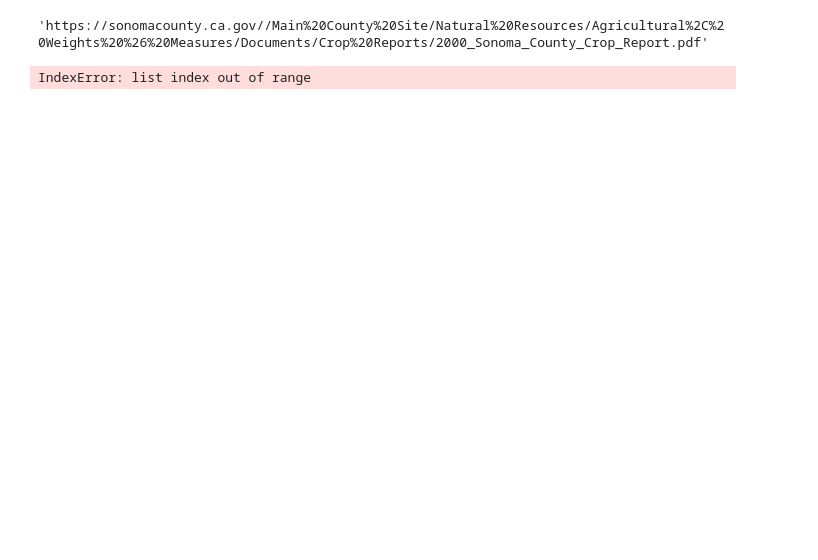
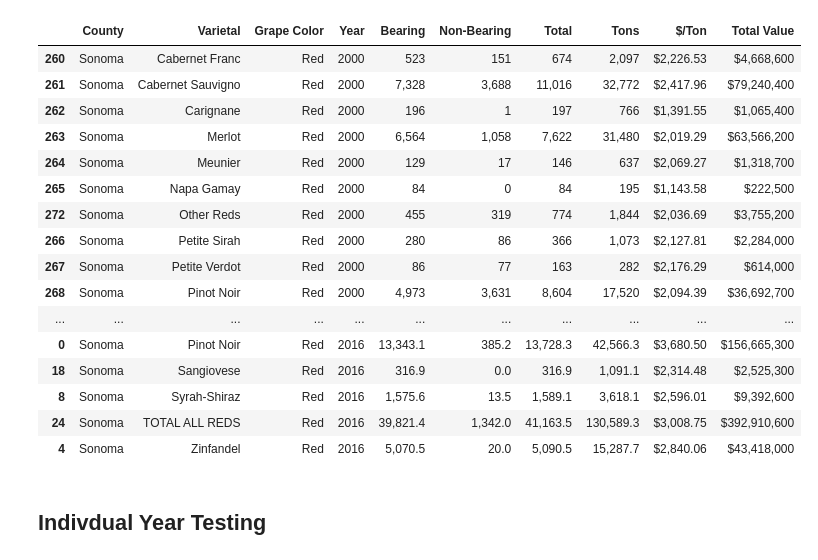
Before and after one commit to oscar6688/Farm-Smoke-Project, a Jupyter notebook: 2001-2021_sonoma.ipynb, the cells around one changed output. Cells and saved outputs as stored; diff of their text form; code cells hidden in the pictures; blank space fills up the shorter version.

```diff
--- a/2001-2021_sonoma.ipynb
+++ b/2001-2021_sonoma.ipynb
@@ -598 +628,5 @@ number of row for year 2009 table is: 28
 ... (16 outputs left out)
+# %%
+sonoma_2017 = combined_data_up_to_2017.drop_duplicates().reset_index(drop=True)
+sonoma_2001 = combined_data_up_to_2001.drop_duplicates().reset_index(drop=True)
+sonoma_2001
@@ -598,0 +647,23 @@ number of row for year 2009 table is: 28
+# %%
+pd.set_option('display.max_rows', 300)
+# %%
+sonoma_2001_sorted = sonoma_2001.sort_values(['Year', 'Varietal'])
+sonoma_2001_sorted
+# %% [output]
+|  | County | Varietal | Grape Color | Year | Bearing | Non-Bearing | Total | Tons | $/Ton | Total Value |
+| 260 | Sonoma | Cabernet Franc | Red | 2000 | 523 | 151 | 674 | 2,097 | $2,226.53 | $4,668,600 |
+| 261 | Sonoma | Cabernet Sauvigno | Red | 2000 | 7,328 | 3,688 | 11,016 | 32,772 | $2,417.96 | $79,240,400 |
+| 262 | Sonoma | Carignane | Red | 2000 | 196 | 1 | 197 | 766 | $1,391.55 | $1,065,400 |
+| 263 | Sonoma | Merlot | Red | 2000 | 6,564 | 1,058 | 7,622 | 31,480 | $2,019.29 | $63,566,200 |
+| 264 | Sonoma | Meunier | Red | 2000 | 129 | 17 | 146 | 637 | $2,069.27 | $1,318,700 |
+| 265 | Sonoma | Napa Gamay | Red | 2000 | 84 | 0 | 84 | 195 | $1,143.58 | $222,500 |
+| 272 | Sonoma | Other Reds | Red | 2000 | 455 | 319 | 774 | 1,844 | $2,036.69 | $3,755,200 |
+| 266 | Sonoma | Petite Sirah | Red | 2000 | 280 | 86 | 366 | 1,073 | $2,127.81 | $2,284,000 |
+| 267 | Sonoma | Petite Verdot | Red | 2000 | 86 | 77 | 163 | 282 | $2,176.29 | $614,000 |
+| 268 | Sonoma | Pinot Noir | Red | 2000 | 4,973 | 3,631 | 8,604 | 17,520 | $2,094.39 | $36,692,700 |
+| ... | ... | ... | ... | ... | ... | ... | ... | ... | ... | ... |
+| 0 | Sonoma | Pinot Noir | Red | 2016 | 13,343.1 | 385.2 | 13,728.3 | 42,566.3 | $3,680.50 | $156,665,300 |
+| 18 | Sonoma | Sangiovese | Red | 2016 | 316.9 | 0.0 | 316.9 | 1,091.1 | $2,314.48 | $2,525,300 |
+| 8 | Sonoma | Syrah-Shiraz | Red | 2016 | 1,575.6 | 13.5 | 1,589.1 | 3,618.1 | $2,596.01 | $9,392,600 |
+| 24 | Sonoma | TOTAL ALL REDS | Red | 2016 | 39,821.4 | 1,342.0 | 41,163.5 | 130,589.3 | $3,008.75 | $392,910,600 |
+| 4 | Sonoma | Zinfandel | Red | 2016 | 5,070.5 | 20.0 | 5,090.5 | 15,287.7 | $2,840.06 | $43,418,000 |
@@ -599,3 +673,5 @@ number of row for year 2009 table is: 28
+# %% [markdown]
+## Indivdual Year Testing
 # %%
 #2011 is urls[10]
 #2010 is urls[11]
@@ -610,17 +686,15 @@ number of row for year 2009 table is: 28
 #2001 is urls[20]
 #2000 is urls[21]
 
-urls[21]
+
+
+urls[6]
-# %% [output]
-'https://sonomacounty.ca.gov//Main%20County%20Site/Natural%20Resources/Agricultural%2C%20Weights%20%26%20Measures/Documents/Crop%20Reports/2000_Sonoma_County_Crop_Report.pdf'
 # %%
 # utilize camelot to read pdf file at page 12, capture precisely with stream and close up the row gap with row_tol = 10
 
-tables = camelot.read_pdf('2000.pdf', pages='8', flavor='stream', row_tol=8, split_text=True)
+tables = camelot.read_pdf(urls[6], pages='12', flavor='stream', row_tol=10)
 data = tables[0].df
 dat = tables[0].parsing_report
 dat
-# %% [output]
-IndexError: list index out of range
 # %%
 camelot.plot(tables[0], kind='contour').show()
```
Also changed, not shown: parts of 26 cells of this notebook.
